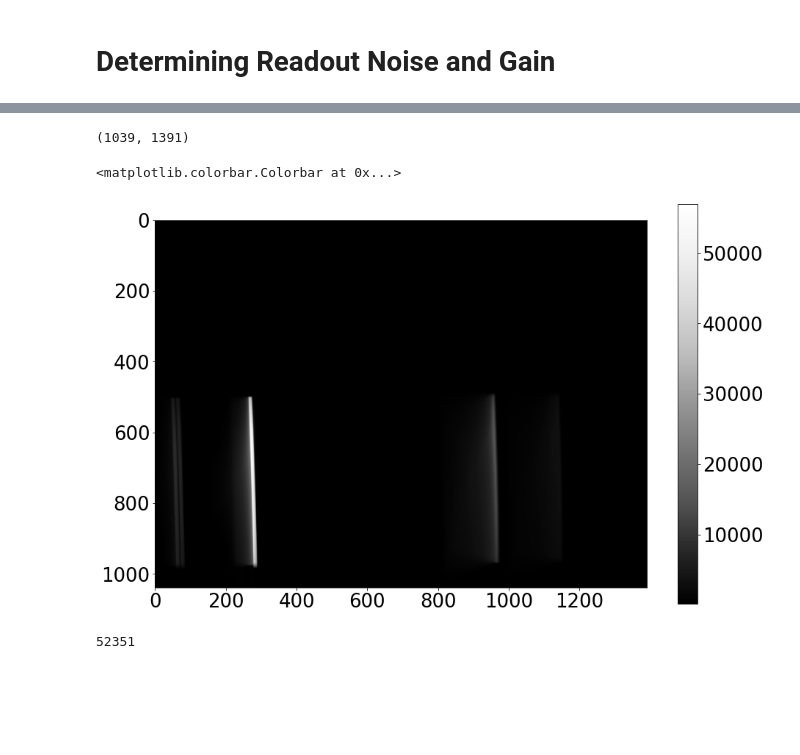
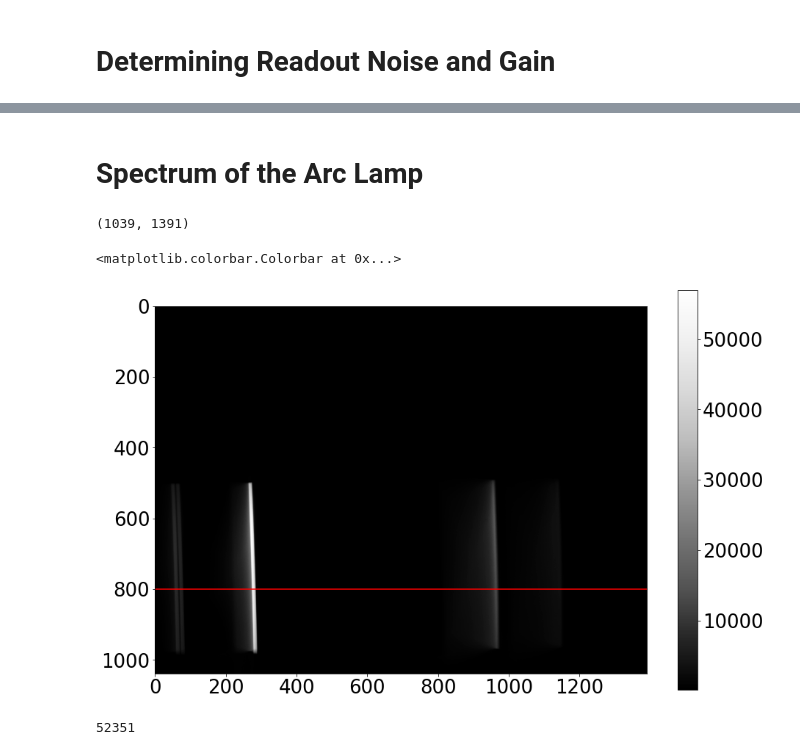
Before and after one commit to daraghhollman/UCD_PASS_Labs, a Jupyter notebook: CCDs/Python/CCDs.ipynb, the cells around one changed output, grey strips where cells are left out. Cells and saved outputs as stored; diff of their text form; code cells hidden in the pictures; blank space fills up the shorter version.

```diff
--- a/CCDs/Python/CCDs.ipynb
+++ b/CCDs/Python/CCDs.ipynb
@@ -152,19 +150,22 @@ readnoise = res[0][1]
-# %%
-arcImage = fits.open(r"C:\Users\hollm\OneDrive\Desktop\College\Physics\UCD_PASS_Labs\CCDs\Data_D1\daragh_ccd\Hg\Hg_02.fit")
-print(np.shape(arcImage[0].data))
-# %% [output]
-(1039, 1391)
-# %%
-plt.imshow(arcImage[0].data, cmap="Greys_r")
-plt.colorbar()
-# %% [output]
-<matplotlib.colorbar.Colorbar at 0x...>
-[figure, removed]
-# %%
-line_values = arcImage[0].data[800]
-print(max(line_values))
-# %% [output]
-52351
+# %% [markdown]
+# Spectrum of the Arc Lamp
+# %%
+arcImage = fits.open(r"C:\Users\hollm\OneDrive\Desktop\College\Physics\UCD_PASS_Labs\CCDs\Data_D1\daragh_ccd\Hg\Hg_02.fit")
+print(np.shape(arcImage[0].data))
+# %% [output]
+(1039, 1391)
+# %%
+plt.imshow(arcImage[0].data, cmap="Greys_r")
+plt.plot(np.arange(0, 1391, 1), [800]*(1391), color="red")
+plt.colorbar()
+# %% [output]
+<matplotlib.colorbar.Colorbar at 0x...>
+[figure, added]
+# %%
+line_values = arcImage[0].data[800]
+print(max(line_values))
+# %% [output]
+52351
 # %%
 x= list()
 y= list()
```
Also changed, not shown: parts of 6 cells of this notebook.
